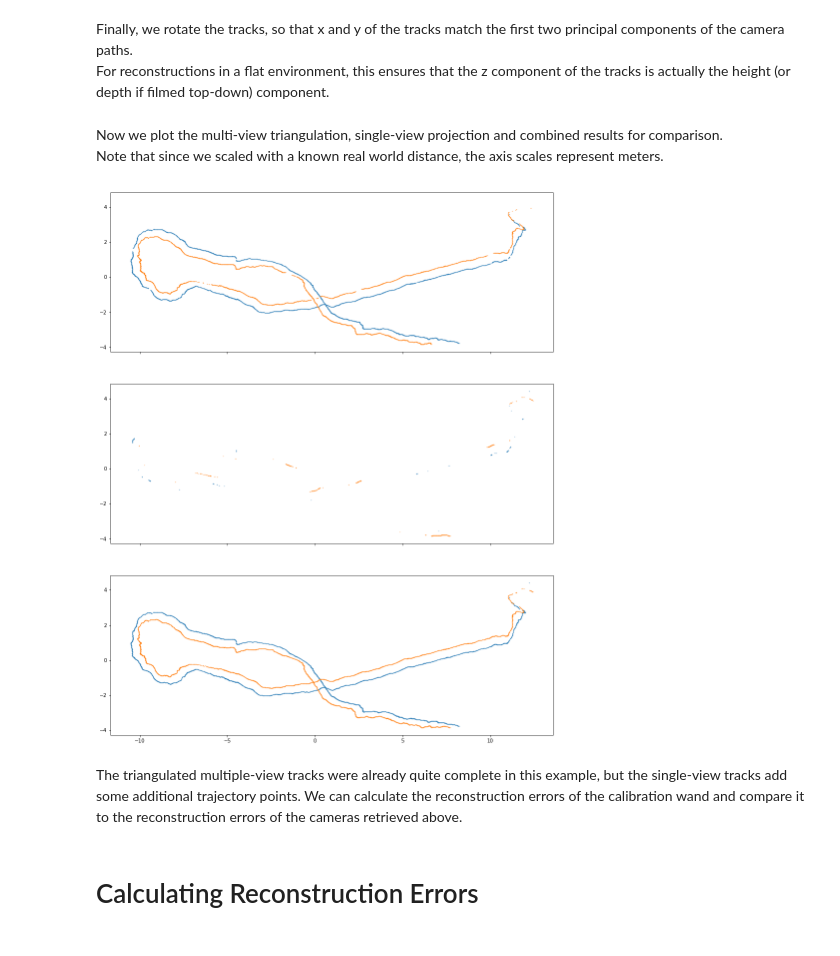
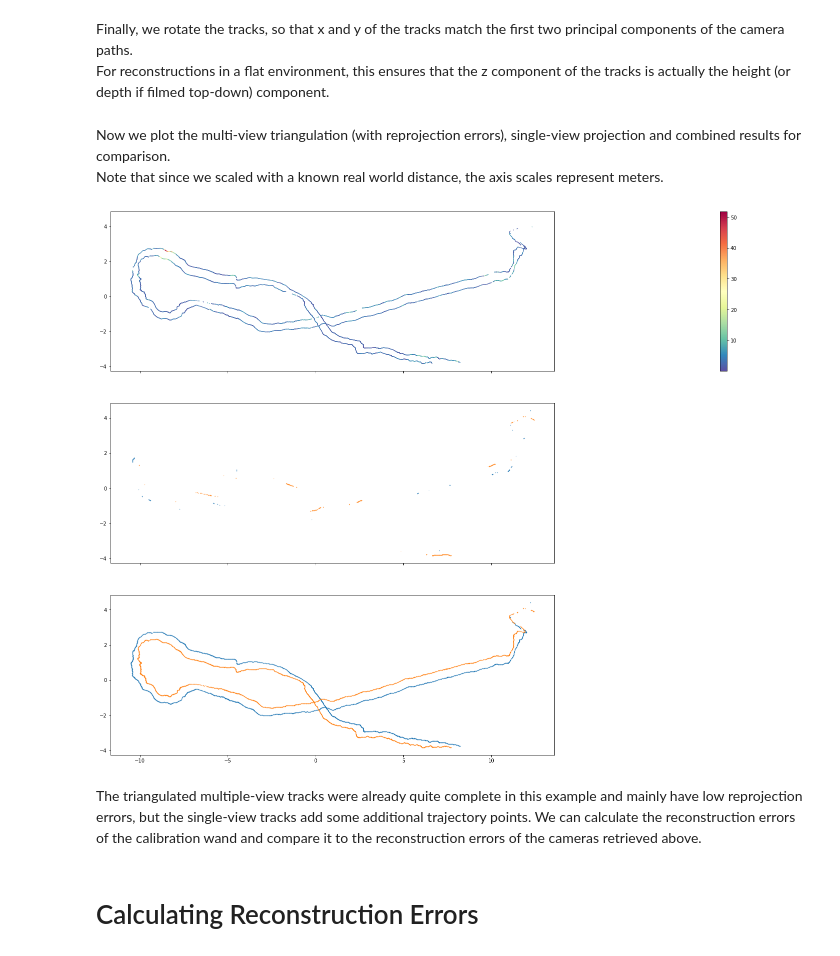
Before and after one commit to pnuehrenberg/multiviewtracks, a Jupyter notebook: docs/examples/scene.ipynb, the cells around one changed output. Drawn from its saved outputs; the diff is of its cells as text; code cells hidden in the pictures.

Commit message:
update example notebooks

```diff
--- a/docs/examples/scene.ipynb
+++ b/docs/examples/scene.ipynb
@@ -59,17 +60,17 @@ For reconstructions in a flat environment, this ensures that the z component of
 # %%
 scene.rotate()
 # %% [markdown]
-Now we plot the multi-view triangulation, single-view projection and combined results for comparison.
+Now we plot the multi-view triangulation (with reprojection errors), single-view projection and combined results for comparison.
 Note that since we scaled with a known real world distance, the axis scales represent meters.
 # %%
 fig, axes = plt.subplots(3, 1, figsize=(20, 20), sharey=True, sharex=True)
-axes[0] = mvt.utils.plot_tracks_2d(scene.tracks_triangulated, ax=axes[0], show=False, size=0.1)
+axes[0] = mvt.utils.plot_tracks_2d(scene.tracks_triangulated, ax=axes[0], show=False, size=0.1, style='errors')
 axes[1] = mvt.utils.plot_tracks_2d(scene.tracks_projected, ax=axes[1], show=False, size=0.1)
 axes[2] = mvt.utils.plot_tracks_2d(scene.tracks_3d, ax=axes[2], show=True, size=0.1);
 # %% [output]
-[figure, old version]
+[figure, new version]
 # %% [markdown]
-The triangulated multiple-view tracks were already quite complete in this example, but the single-view tracks add some additional trajectory points. We can calculate the reconstruction errors of the calibration wand and compare it to the reconstruction errors of the cameras retrieved above.
+The triangulated multiple-view tracks were already quite complete in this example and mainly have low reprojection errors, but the single-view tracks add some additional trajectory points. We can calculate the reconstruction errors of the calibration wand and compare it to the reconstruction errors of the cameras retrieved above.
 # %% [markdown]
 # Calculating Reconstruction Errors
 # %% [markdown]
```
Also changed, not shown: parts of 5 cells of this notebook, 2 other files.
